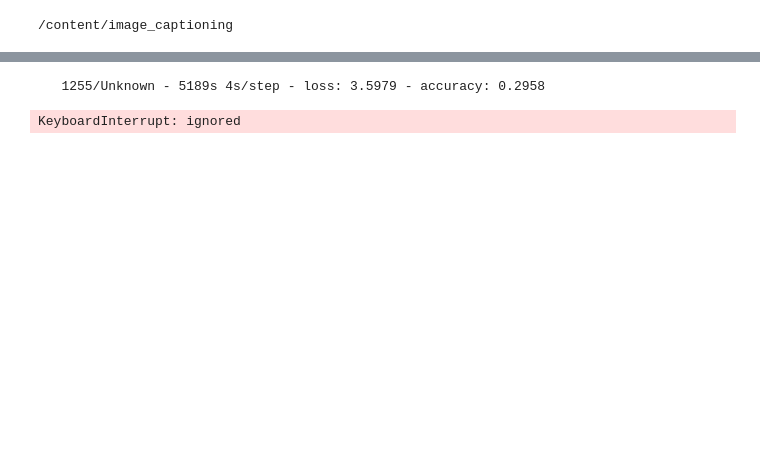
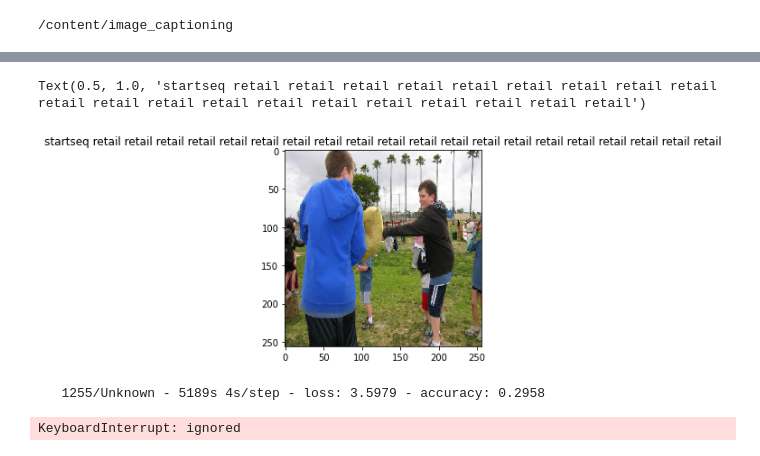
Before and after one commit to viswambhar-yasa/image_captioning, a Jupyter notebook: training_policy_net.ipynb, the cells around one changed output, grey strips where cells are left out. Cells and saved outputs as stored; diff of their text form; code cells hidden in the pictures; blank space fills up the shorter version.

```diff
--- a/training_policy_net.ipynb
+++ b/training_policy_net.ipynb
@@ -192,2 +425,26 @@ Image and text {add shape}: (None, 512)
 output {shape} (None, 5000)
 Policy Net built successfully
+# %%
+def scheduler(epoch, lr):
+    if epoch < 10:
+        return lr
+    else:
+        return lr * tf.math.exp(-0.1)
+
+
+lr_callback = tf.keras.callbacks.LearningRateScheduler(scheduler)
+
+checkpoint_filepath = '/content'
+early_stop_callback = tf.keras.callbacks.EarlyStopping(
+    monitor='loss', patience=10)
+
+model_checkpoint_callback = tf.keras.callbacks.ModelCheckpoint(
+    filepath=checkpoint_filepath,
+    monitor='accuracy',
+    mode='auto')
+
+callback = [model_checkpoint_callback]
+
+history = actor_model.fit(trn_dataset_whole,epochs=400,steps_per_epoch=10, shuffle=False, validation_data=val_dataset,validation_steps=5)
+#history = actor_model.fit(trn_dataset, steps_per_epoch=10, epochs=100, shuffle=False,callbacks=lr_callback)
+model_parameters = history.history
@@ -194,3 +475,5 @@ Policy Net built successfully
+# %%
+actor_model.load_weights('/content/drive/MyDrive/Kaggle/policy_net_weights.h5')
 # %%
 actor_model.summary()
 # %% [output]
@@ -247,2 +560,24 @@ actor_model.save_weights('/content/initial_policy_net_model.h5')
+# %%
+def caption_greedy(policy_net,image,tokenizer,word_index,max_length=20):
+  caption='startseq'
+  for i in range(max_length):
+    input_seq=caption.split(' ')
+    tokenization=tokenizer.texts_to_sequences(input_seq)
+    padding=tf.keras.preprocessing.sequence.pad_sequences([tokenization],maxlen=max_length)
+    predicted_word_index=np.argmax(policy_net.predict([tf.expand_dims(image,axis=0),padding]))
+    predicted_word=word_index[predicted_word_index]
+    caption+=' '+predicted_word
+    if predicted_word =='endseq':
+      break
+  return caption
+# %%
+test_img=list(test_cap_tok.keys())[250]
+test_photo = load_preprocess_img(image_pth_rt + test_img)
+cap=caption_greedy(actor_model,test_photo,tokenizer,word_index)
+plt.imshow(test_photo)
+plt.title(cap)
+# %% [output]
+Text(0.5, 1.0, 'startseq retail retail retail retail retail retail retail retail retail retail retail retail retail retail retail retail retail retail retail retail')
+[figure, added]
 # %%
 test_dataset = captions_generation(test_cap_tok, vocab_size, image_pth_rt, max_length)
```
Also changed, not shown: parts of 45 cells of this notebook.
